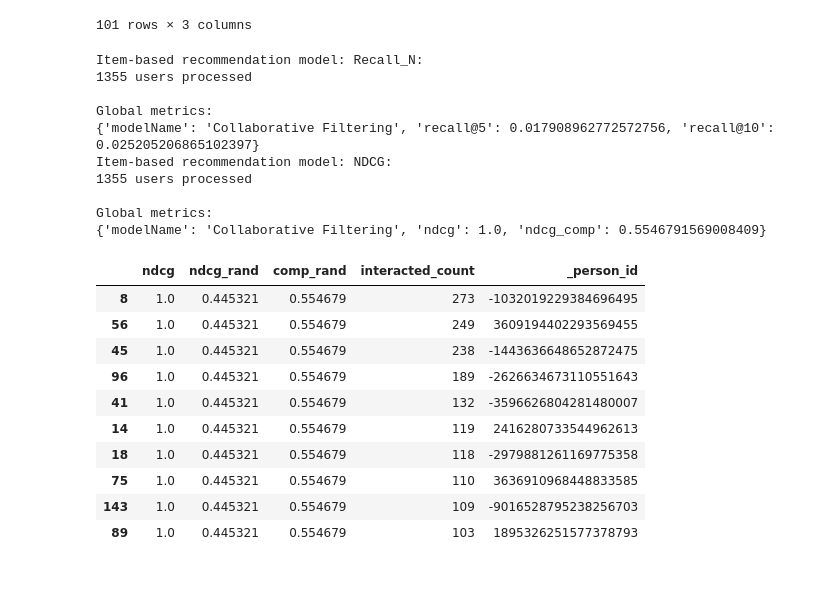
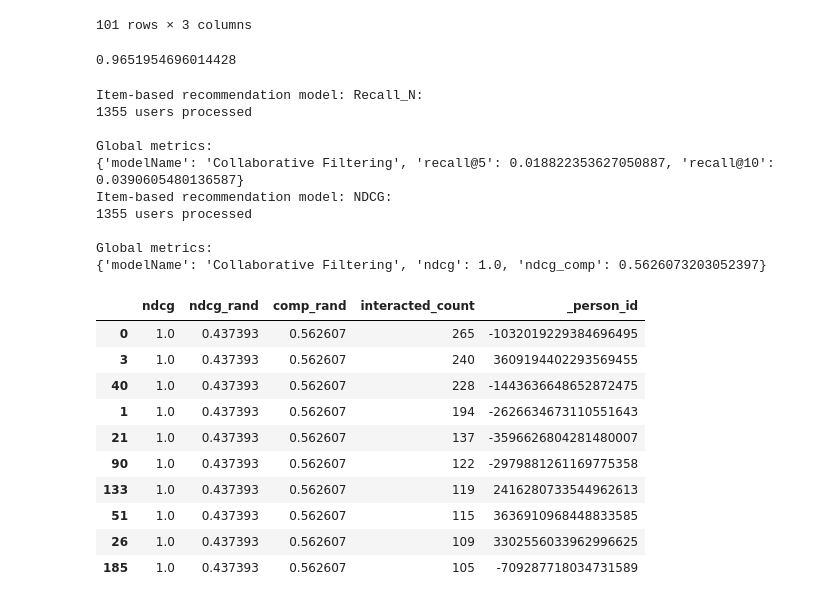
Before and after one commit to MK473203/NLP_project_35, a Jupyter notebook: project_1-3.ipynb, the cells around one changed output. Saved outputs shown, nothing was run; the diff lists cells and outputs as text; code cells hidden in the pictures.

```diff
--- a/project_1-3.ipynb
+++ b/project_1-3.ipynb
@@ -242,10 +305,11 @@ False
 #print(similar_ids)
 
 tm= train_set_index.pivot_table(index='personId', columns='contentId', values='eventRating', fill_value=0)
-tm.head(10)
+print(tm.head(10))
 
-kNN = NearestNeighbors(n_neighbors=k, algorithm="brute", metric='cosine')
-kNN.fit(matrix)
+kNN = NearestNeighbors(n_neighbors=3, algorithm="brute", metric='cosine')
+kNN.fit(tm)
+#print(kNN.predict(tm))
 
 def find_similar(self, id, matrix, dictionary, dictionary_inv, k):
 
@@ -500,7 +699,7 @@ class NDCG:
         return 0.
 
 
-    def ndcg_at_k(self, r, k, method=0):
+    def ndcg_at_k(self, r, k, method=1):
         """Score is normalized discounted cumulative gain (ndcg)
         Relevance is positive real values.  Can use binary
         as the previous methods.
@@ -579,39 +778,45 @@ class NDCG:
             return global_metrics, detailed_results_df
 
 recall_ndcg_evaluator = NDCG()
+
+
+r = [2, 1, 2, 0]
+recall_ndcg_evaluator.ndcg_at_k(r, 4, method=1)
+# %% [output]
+0.9651954696014428
 # %%
 #Evaluating Item-based model
 
 print('Item-based recommendation model: Recall_N:')
-pop_global_metrics, pop_detailed_results_df = recall_n_evaluator.evaluate_model(item_recommender_model)
-print('\nGlobal metrics:\n%s' % pop_global_metrics)
-pop_detailed_results_df.head(10)
+pop_global_metrics_item_recall, pop_detailed_results_df_item_recall = recall_n_evaluator.evaluate_model(item_recommender_model2)
+print('\nGlobal metrics:\n%s' % pop_global_metrics_item_recall)
+pop_detailed_results_df_item_recall.head(10)
 
 print('Item-based recommendation model: NDCG:')
-pop_global_metrics, pop_detailed_results_df = recall_ndcg_evaluator.evaluate_model(item_recommender_model, k=101)
-print('\nGlobal metrics:\n%s' % pop_global_metrics)
-pop_detailed_results_df.head(10)
+pop_global_metrics_item_ndcg, pop_detailed_results_df_item_ndcg = recall_ndcg_evaluator.evaluate_model(item_recommender_model2, k=101)
+print('\nGlobal metrics:\n%s' % pop_global_metrics_item_ndcg)
+pop_detailed_results_df_item_ndcg.head(10)
 # %% [output]
 Item-based recommendation model: Recall_N:
 1355 users processed
 
 Global metrics:
-{'modelName': 'Collaborative Filtering', 'recall@5': 0.017908962772572756, 'recall@10': 0.025205206865102397}
+{'modelName': 'Collaborative Filtering', 'recall@5': 0.018822353627050887, 'recall@10': 0.0390605480136587}
 Item-based recommendation model: NDCG:
 1355 users processed
 
 Global metrics:
-{'modelName': 'Collaborative Filtering', 'ndcg': 1.0, 'ndcg_comp': 0.5546791569008409}
+{'modelName': 'Collaborative Filtering', 'ndcg': 1.0, 'ndcg_comp': 0.5626073203052397}
 |  | ndcg | ndcg_rand | comp_rand | interacted_count | _person_id |
-| 8 | 1.0 | 0.445321 | 0.554679 | 273 | -1032019229384696495 |
-| 56 | 1.0 | 0.445321 | 0.554679 | 249 | 3609194402293569455 |
-| 45 | 1.0 | 0.445321 | 0.554679 | 238 | -1443636648652872475 |
-| 96 | 1.0 | 0.445321 | 0.554679 | 189 | -2626634673110551643 |
-| 41 | 1.0 | 0.445321 | 0.554679 | 132 | -3596626804281480007 |
-| 14 | 1.0 | 0.445321 | 0.554679 | 119 | 2416280733544962613 |
-| 18 | 1.0 | 0.445321 | 0.554679 | 118 | -2979881261169775358 |
-| 75 | 1.0 | 0.445321 | 0.554679 | 110 | 3636910968448833585 |
-| 143 | 1.0 | 0.445321 | 0.554679 | 109 | -9016528795238256703 |
-| 89 | 1.0 | 0.445321 | 0.554679 | 103 | 1895326251577378793 |
+| 0 | 1.0 | 0.437393 | 0.562607 | 265 | -1032019229384696495 |
+| 3 | 1.0 | 0.437393 | 0.562607 | 240 | 3609194402293569455 |
+| 40 | 1.0 | 0.437393 | 0.562607 | 228 | -1443636648652872475 |
+| 1 | 1.0 | 0.437393 | 0.562607 | 194 | -2626634673110551643 |
+| 21 | 1.0 | 0.437393 | 0.562607 | 137 | -3596626804281480007 |
+| 90 | 1.0 | 0.437393 | 0.562607 | 122 | -2979881261169775358 |
+| 133 | 1.0 | 0.437393 | 0.562607 | 119 | 2416280733544962613 |
+| 51 | 1.0 | 0.437393 | 0.562607 | 115 | 3636910968448833585 |
+| 26 | 1.0 | 0.437393 | 0.562607 | 109 | 3302556033962996625 |
+| 185 | 1.0 | 0.437393 | 0.562607 | 105 | -709287718034731589 |
 # %%
 print('User-based recommendation model: Recall_N:')
```
Also changed, not shown: parts of 8 cells of this notebook.
